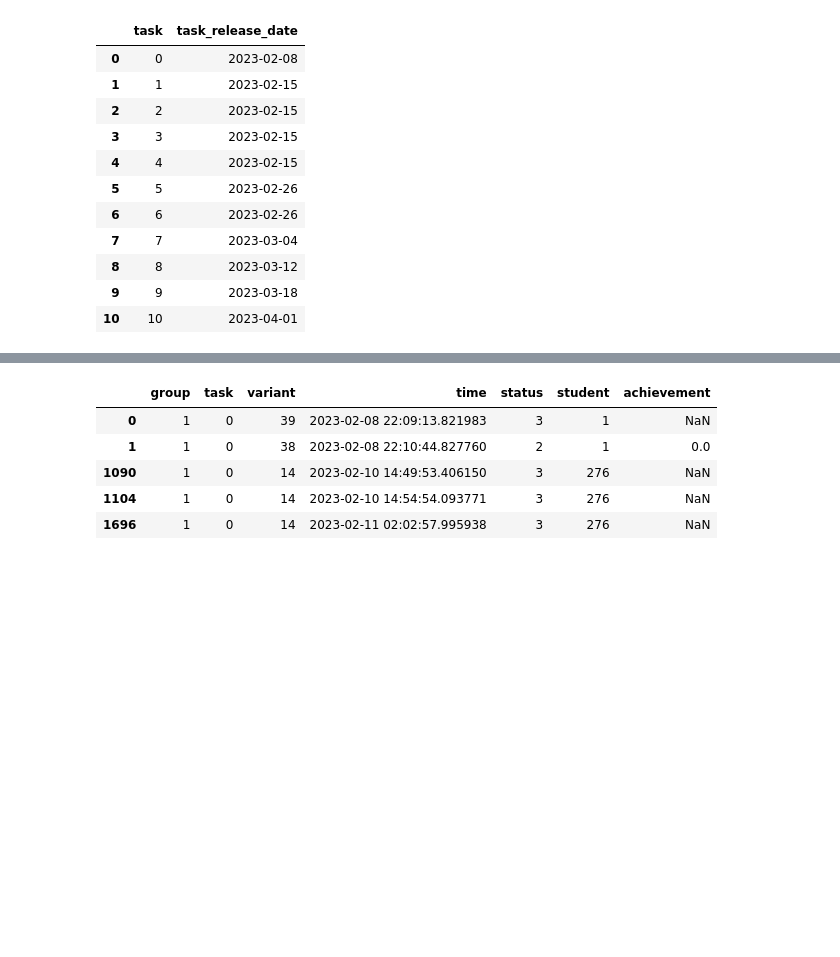
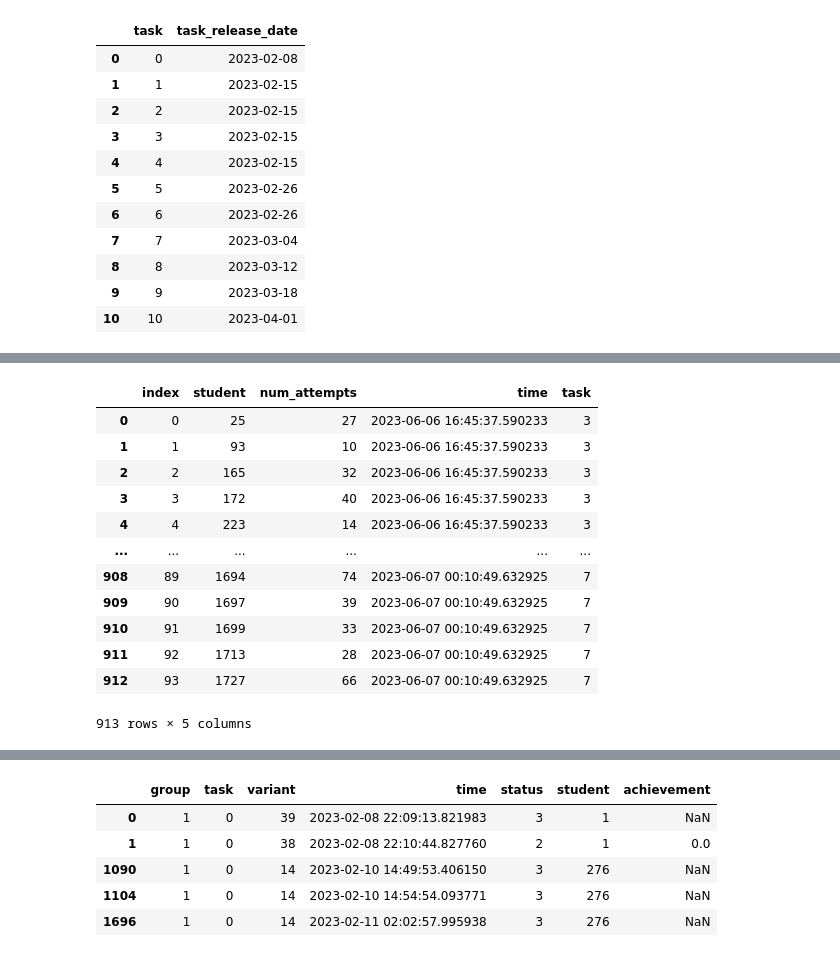
Before and after one commit to kazzart/students-answers-anomaly-detection, a Jupyter notebook: __main__.ipynb, the cells around one changed output, grey strips where cells are left out. Drawn from its saved outputs; the diff is of its cells as text; code cells hidden in the pictures; blank space fills up the shorter version.

```diff
--- a/__main__.ipynb
+++ b/__main__.ipynb
@@ -35,0 +46,14 @@ df.head()
+# %%
+def box_borders(series):
+    mean = series.mean()
+    Q1 = series.quantile(0.25)
+    Q3 = series.quantile(0.75)
+    IQR = Q3 - Q1
+    mask = (series >= Q1 - 1.5 * IQR) & (series <= Q3 + 1.5 * IQR)
+    series_no_outliers = series[mask]
+    l_whisker = series_no_outliers.min()
+    h_whisker = series_no_outliers.max()
+    l_outliers = series.min()
+    h_outliers = series.max()
+    # print(mean, Q1, Q3, l_whisker, h_whisker, l_outliers, h_outliers)
+    return [mean, Q1, Q3, l_whisker, h_whisker, l_outliers, h_outliers]
@@ -54,0 +214,17 @@ df_dates
+# %%
+outliers_by_date_df = outliers_by_date_df.reset_index()
+outliers_by_date_df
+# %% [output]
+|  | index | student | num_attempts | time | task |
+| 0 | 0 | 25 | 27 | 2023-06-06 16:45:37.590233 | 3 |
+| 1 | 1 | 93 | 10 | 2023-06-06 16:45:37.590233 | 3 |
+| 2 | 2 | 165 | 32 | 2023-06-06 16:45:37.590233 | 3 |
+| 3 | 3 | 172 | 40 | 2023-06-06 16:45:37.590233 | 3 |
+| 4 | 4 | 223 | 14 | 2023-06-06 16:45:37.590233 | 3 |
+| ... | ... | ... | ... | ... | ... |
+| 908 | 89 | 1694 | 74 | 2023-06-07 00:10:49.632925 | 7 |
+| 909 | 90 | 1697 | 39 | 2023-06-07 00:10:49.632925 | 7 |
+| 910 | 91 | 1699 | 33 | 2023-06-07 00:10:49.632925 | 7 |
+| 911 | 92 | 1713 | 28 | 2023-06-07 00:10:49.632925 | 7 |
+| 912 | 93 | 1727 | 66 | 2023-06-07 00:10:49.632925 | 7 |
+913 rows × 5 columns
```
Also changed, not shown: parts of 25 cells of this notebook.
